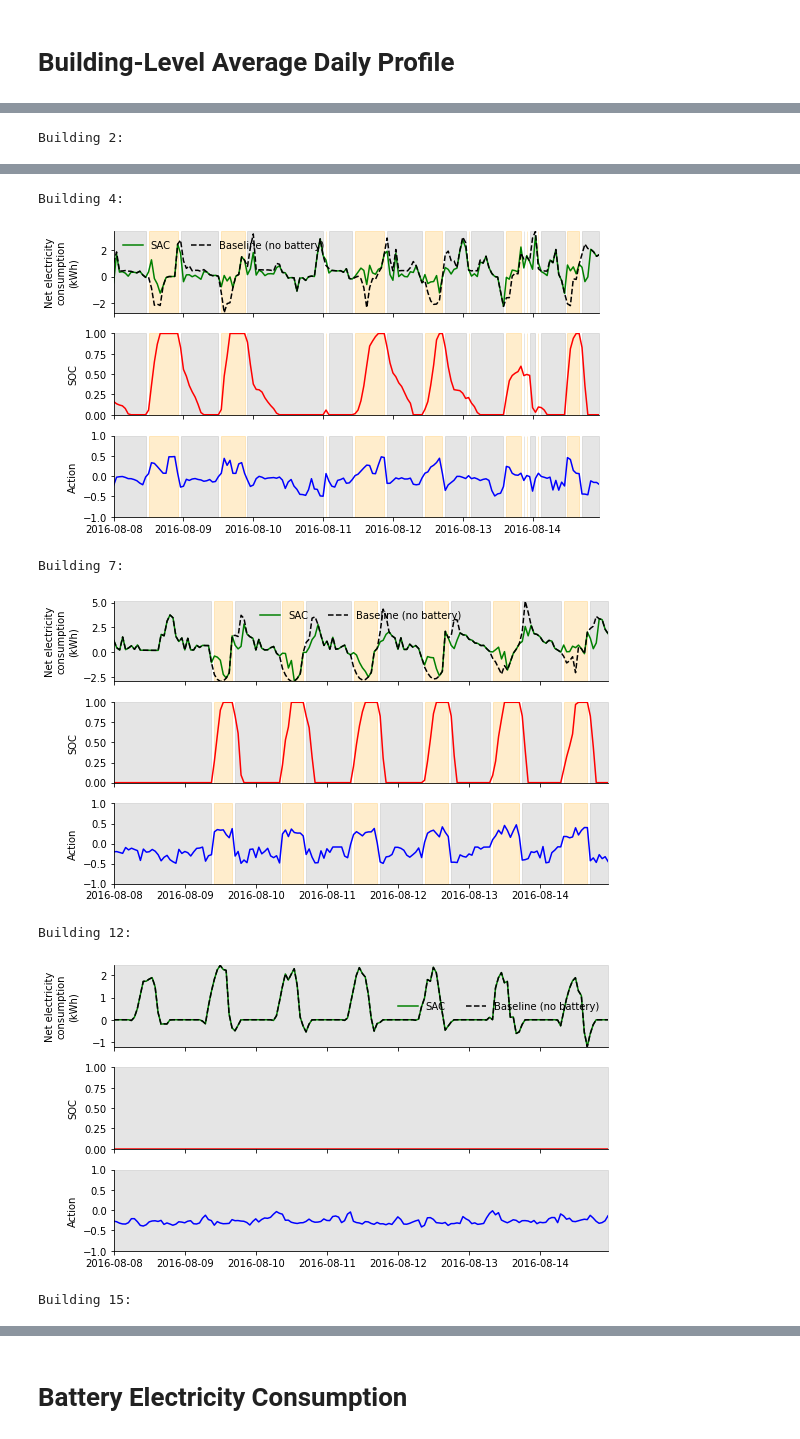
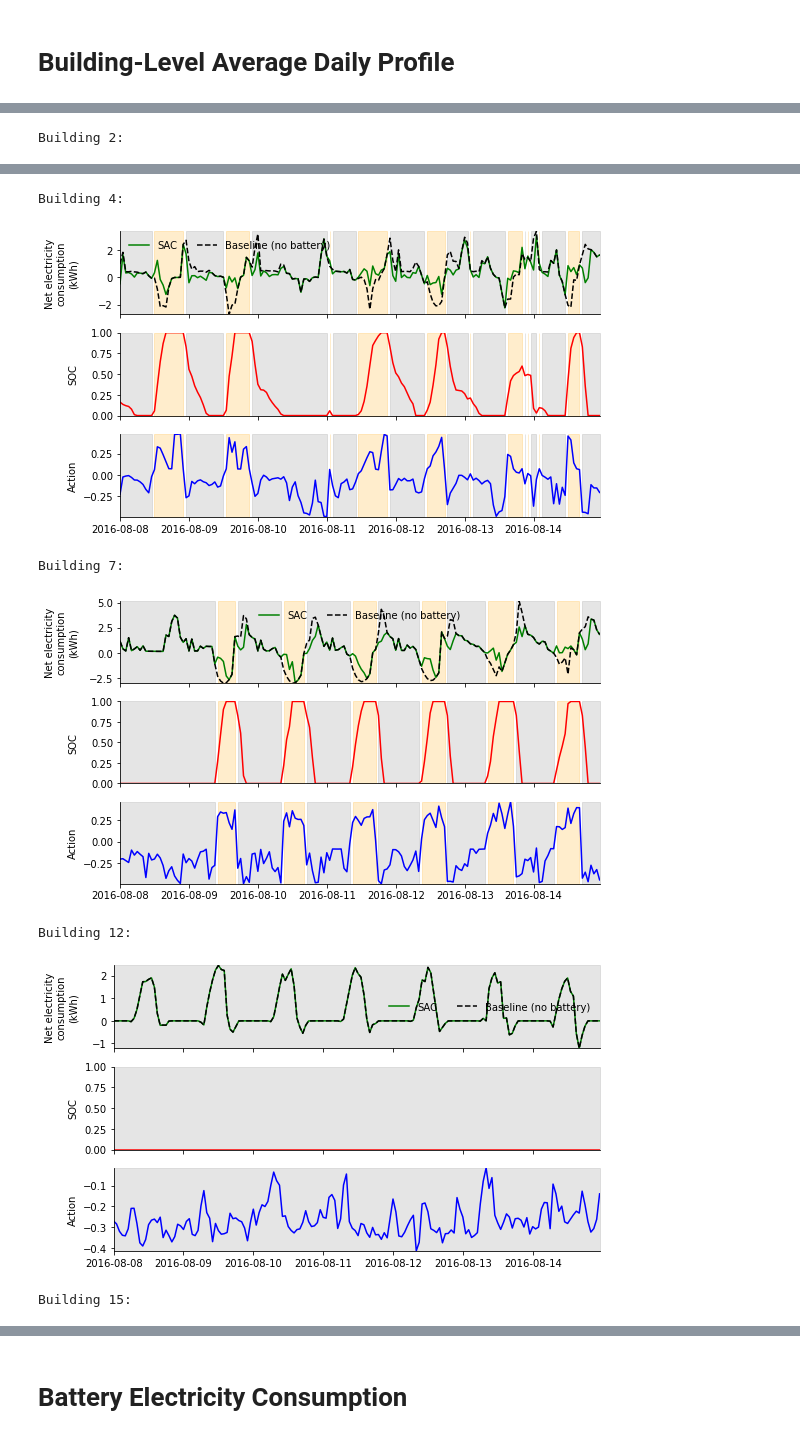
Before and after one commit to intelligent-environments-lab/merlin-apen-2023, a Jupyter notebook: analysis/deployment_strategy_1_0.ipynb, the cells around one changed output, grey strips where cells are left out. Drawn from its saved outputs; the diff is of its cells as text; code cells hidden in the pictures.

```diff
--- a/analysis/deployment_strategy_1_0.ipynb
+++ b/analysis/deployment_strategy_1_0.ipynb
@@ -57,5 +66,5 @@ building_cost_data = DATABASE.query_table(query.get_building_cost_summary())
 # %%
-costs = ['zero_net_energy', 'price', 'electricity_consumption', 'carbon_emission']
+costs = ['electricity_consumption', 'price',  'carbon_emission', 'zero_net_energy']
 row_count = len(costs)
 column_count = 1
 cmap = 'coolwarm'
@@ -84,7 +93,7 @@ for i, ax in enumerate(fig.axes):
         ax.set_xlabel(None)
 
     ax.set_ylabel(None)
-    ax.set_title(costs[i])
+    ax.set_title(cost_labels[costs[i]])
 
     for (i, j), z in np.ndenumerate(c_data):
         color = 'black'
@@ -134,7 +144,7 @@ plt.show()
 # %% [markdown]
 # Building-Level Average Daily Profile
 # %%
-building_load_data = DATABASE.query_table(query.get_building_average_daily_profile())
+building_load_data = DATABASE.query_table(q.get_building_average_daily_profile())
 # %%
 plot_data = building_load_data[building_load_data['episode']==building_load_data['episode'].max()].copy()
 rbc_plot_data = RBC_REFERENCE_LOAD_SUMMARY[RBC_REFERENCE_LOAD_SUMMARY['scope']=='building'][[
@@ -189,0 +206,30 @@ plt.show()
+# %%
+district_load_data = DATABASE.query_table(q.get_district_average_daily_profile())
+# %%
+plot_data = district_load_data[district_load_data['episode']==district_load_data['episode'].max()].copy()
+rbc_plot_data = RBC_REFERENCE_LOAD_SUMMARY[RBC_REFERENCE_LOAD_SUMMARY['scope']=='district'][[
+    'hour', 'with_storage_value'
+]].copy()
+rbc_plot_data = rbc_plot_data.rename(columns={'with_storage_value': 'rbc_with_storage_value'})
+plot_data = plot_data.merge(rbc_plot_data, on=['hour'], how='inner')
+row_count, column_count = 1, 1
+fig, ax = plt.subplots(row_count, column_count, figsize=(2.5*column_count, 4.25*row_count))
+
+x, y1, y2, y3 = plot_data['hour'], plot_data['with_storage_value'], plot_data['rbc_with_storage_value'], plot_data['without_storage_value']
+ax.plot(x, y1, color='green', label='SAC')
+ax.plot(x, y2, color='red', label='RBC', linestyle=':',)
+ax.plot(x, y3, color='black', linestyle='--', label='Baseline (no battery)')
+ax.set_xlabel('Hour')
+ax.set_ylabel('kWh')
+ax.xaxis.set_major_locator(ticker.MultipleLocator(12))
+ax.legend(
+    loc='upper left',
+    framealpha=0,
+    ncol=1
+)
+
+for s in ['right','top']:
+    ax.spines[s].set_visible(False)
+
+plt.savefig(os.path.join(FIGURES_DIRECTORY,f'deployment_strategy_1_0_district_average_daily_load_profile.pdf'),bbox_inches='tight',transparent=True)
+plt.show()
@@ -260,7 +310,7 @@ for b in buildings:
     y6, y7 = sac_data['action'], sac_data['rbc_action']
     axs[2].plot(x, y6, color='blue')
     # axs[2].plot(x, y7, color='red', linestyle=':')
-    axs[2].set_ylim(-1, 1)
+    # axs[2].set_ylim(-1, 1)
     axs[2].set_ylabel('Action')
 
     for (c, _), g_data in sac_data[sac_data['charge'] > 0].groupby(['charge', 'cumsum']):
@@ -284,7 +334,7 @@ Building 2:
 Building 4:
-[figure, old version]
+[figure, new version]
 Building 7:
-[figure, old version]
+[figure, new version]
 Building 12:
-[figure, old version]
+[figure, new version]
 Building 15:
```
Also changed, not shown: parts of 14 cells of this notebook, 4 other files.
